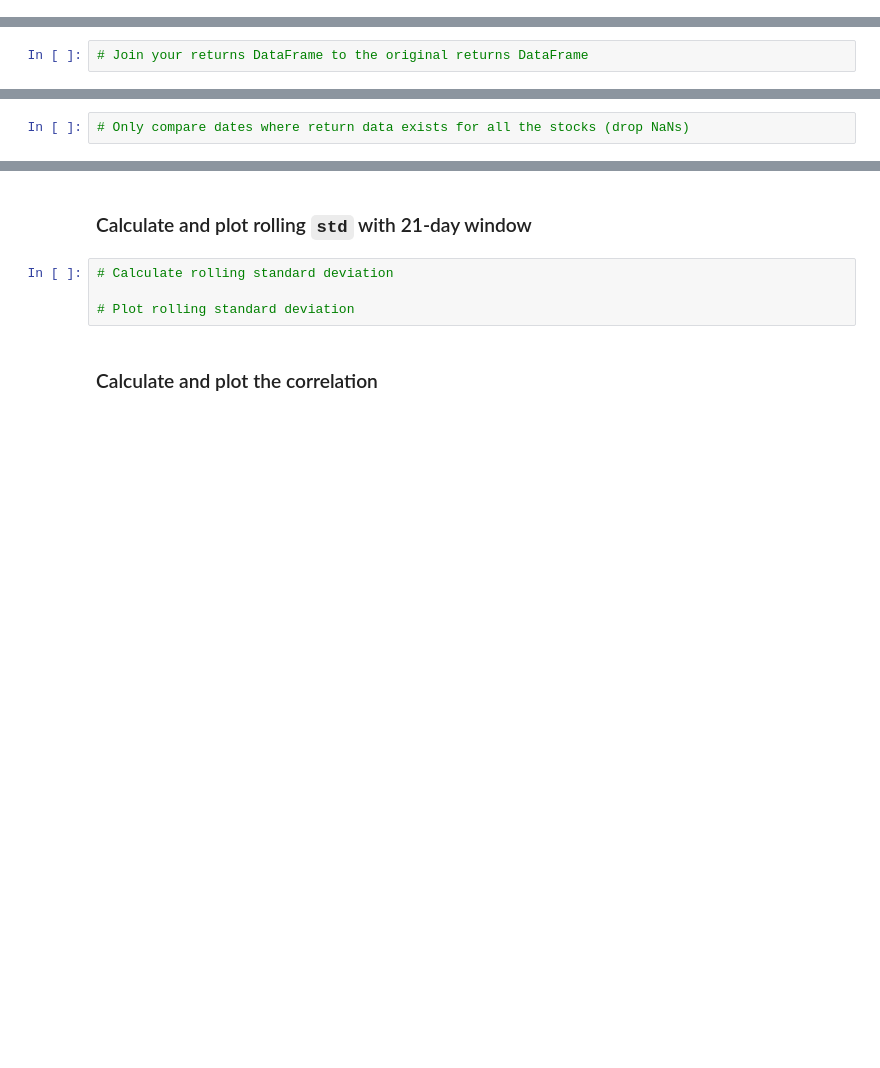
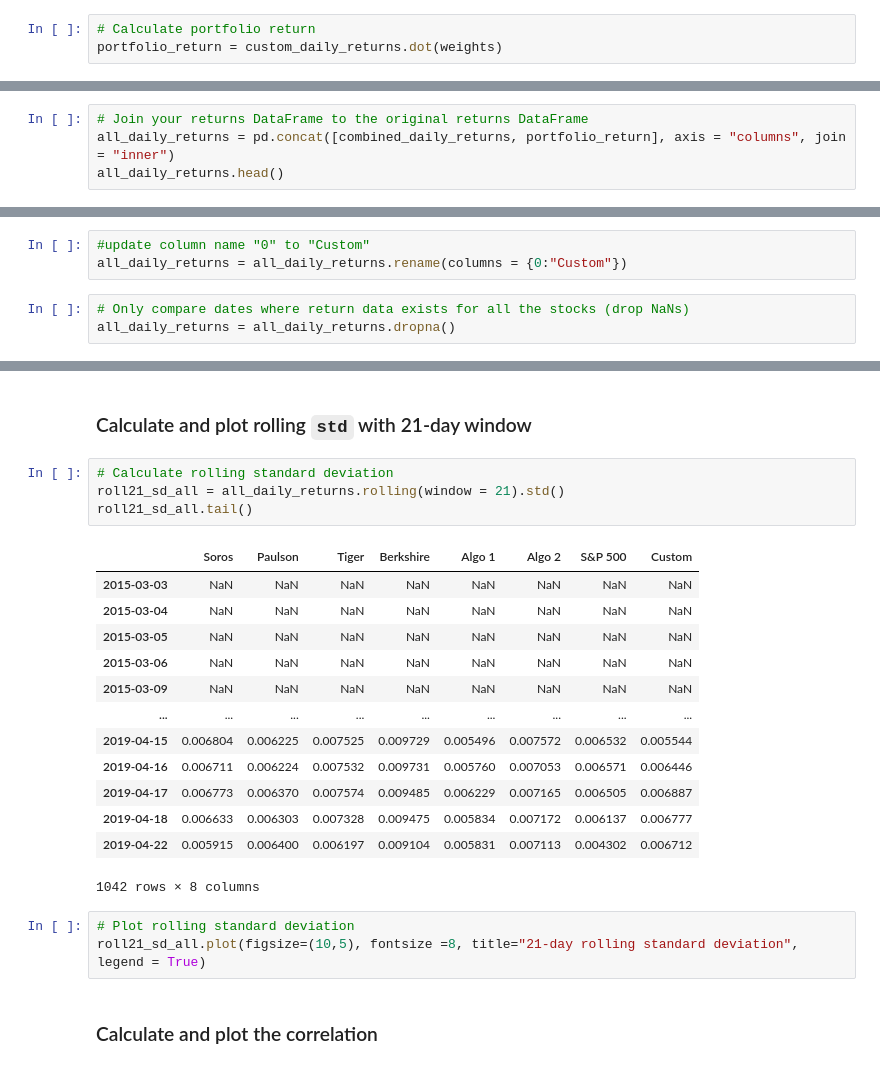
Before and after one commit to twigikit/pandas-homework, a Jupyter notebook: whale_analysis.ipynb, the cells around one changed output, grey strips where cells are left out. Cells and saved outputs as stored; diff of their text form; blank space fills up the shorter version.

```diff
--- a/whale_analysis.ipynb
+++ b/whale_analysis.ipynb
@@ -593,0 +669,3 @@ weights = [1/3, 1/3, 1/3]
+# %%
+# Calculate portfolio return
+portfolio_return = custom_daily_returns.dot(weights)
@@ -595,3 +683,5 @@ weights = [1/3, 1/3, 1/3]
 ## Join your portfolio returns to the DataFrame that contains all of the portfolio returns
 # %%
 # Join your returns DataFrame to the original returns DataFrame
+all_daily_returns = pd.concat([combined_daily_returns, portfolio_return], axis = "columns", join = "inner")
+all_daily_returns.head()
@@ -598,2 +695,6 @@ weights = [1/3, 1/3, 1/3]
+# %%
+#update column name "0" to "Custom"
+all_daily_returns = all_daily_returns.rename(columns = {0:"Custom"})
 # %%
 # Only compare dates where return data exists for all the stocks (drop NaNs)
+all_daily_returns = all_daily_returns.dropna()
@@ -607,8 +730,25 @@ weights = [1/3, 1/3, 1/3]
 ### Calculate and plot rolling `std` with 21-day window
 # %%
 # Calculate rolling standard deviation
-
-# Plot rolling standard deviation
+roll21_sd_all = all_daily_returns.rolling(window = 21).std()
+roll21_sd_all.tail()
+# %% [output]
+|  | Soros | Paulson | Tiger | Berkshire | Algo 1 | Algo 2 | S&P 500 | Custom |
+| 2015-03-03 | NaN | NaN | NaN | NaN | NaN | NaN | NaN | NaN |
+| 2015-03-04 | NaN | NaN | NaN | NaN | NaN | NaN | NaN | NaN |
+| 2015-03-05 | NaN | NaN | NaN | NaN | NaN | NaN | NaN | NaN |
+| 2015-03-06 | NaN | NaN | NaN | NaN | NaN | NaN | NaN | NaN |
+| 2015-03-09 | NaN | NaN | NaN | NaN | NaN | NaN | NaN | NaN |
+| ... | ... | ... | ... | ... | ... | ... | ... | ... |
+| 2019-04-15 | 0.006804 | 0.006225 | 0.007525 | 0.009729 | 0.005496 | 0.007572 | 0.006532 | 0.005544 |
+| 2019-04-16 | 0.006711 | 0.006224 | 0.007532 | 0.009731 | 0.005760 | 0.007053 | 0.006571 | 0.006446 |
+| 2019-04-17 | 0.006773 | 0.006370 | 0.007574 | 0.009485 | 0.006229 | 0.007165 | 0.006505 | 0.006887 |
+| 2019-04-18 | 0.006633 | 0.006303 | 0.007328 | 0.009475 | 0.005834 | 0.007172 | 0.006137 | 0.006777 |
+| 2019-04-22 | 0.005915 | 0.006400 | 0.006197 | 0.009104 | 0.005831 | 0.007113 | 0.004302 | 0.006712 |
+1042 rows × 8 columns
+# %%
+# Plot rolling standard deviation
+roll21_sd_all.plot(figsize=(10,5), fontsize =8, title="21-day rolling standard deviation", legend = True)
 # %% [markdown]
 ### Calculate and plot the correlation
 # %%
```
Also changed, not shown: parts of 20 cells of this notebook.
